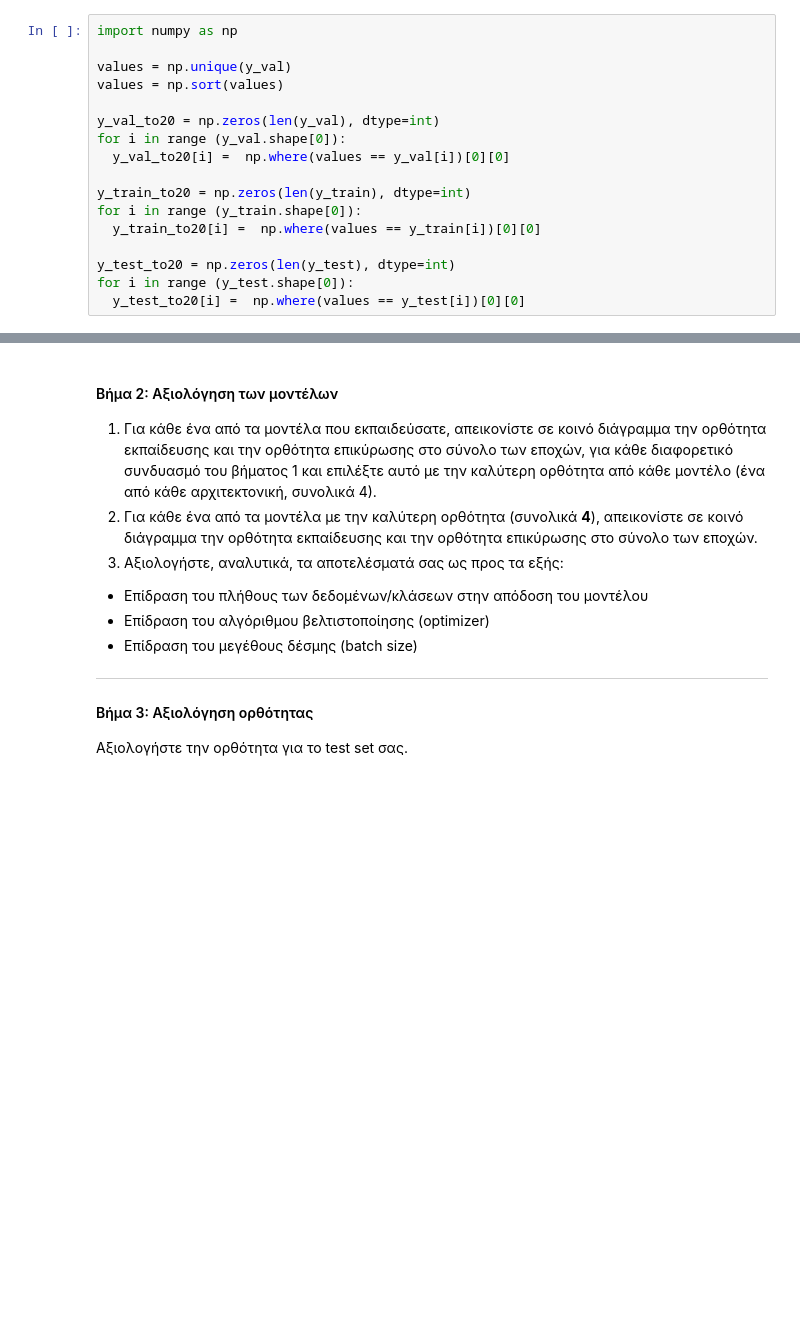
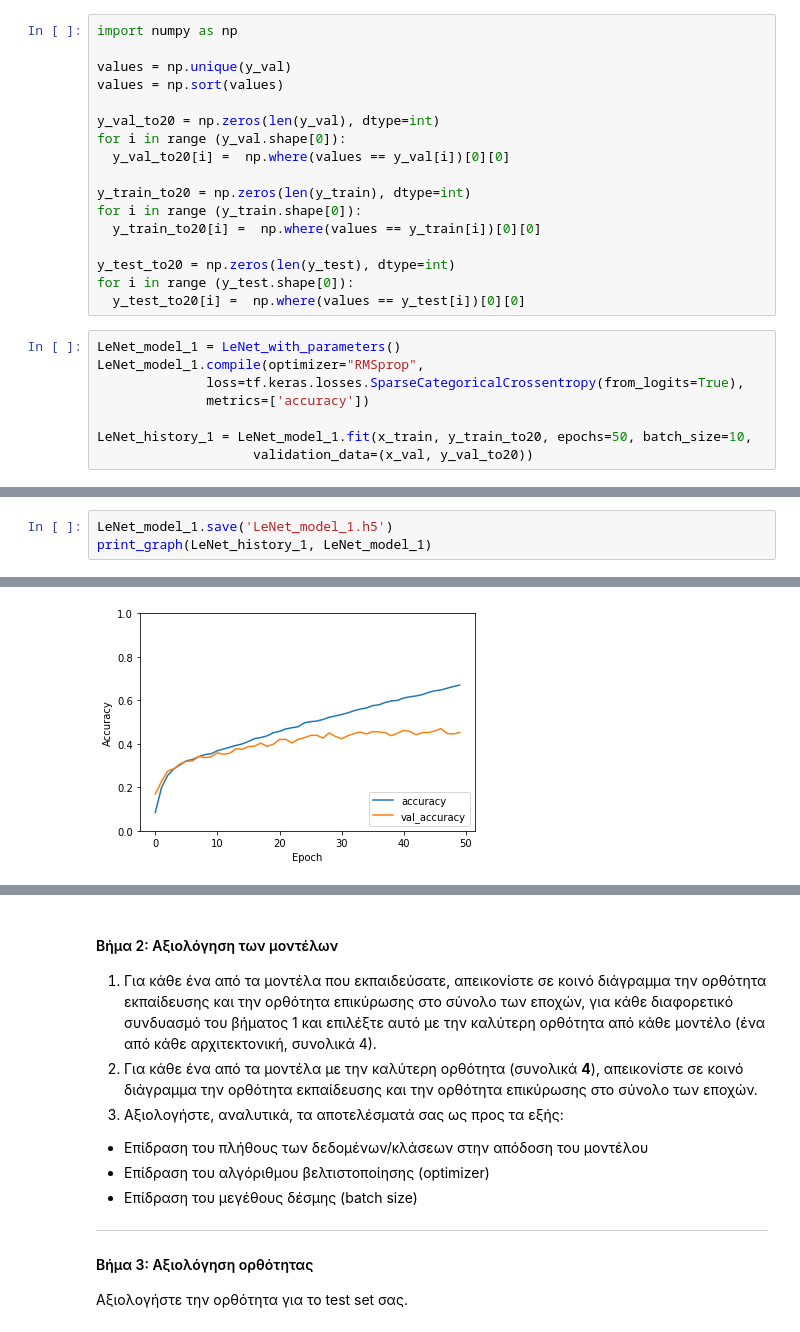
Before and after one commit to nikolastas/Image-and-Video-Analysis-and-Technology, a Jupyter notebook: ask2/2η_Ομαδική_Άσκηση.ipynb, the cells around one changed output, grey strips where cells are left out. Drawn from its saved outputs; the diff is of its cells as text; blank space fills up the shorter version.

```diff
--- a/ask2/2η_Ομαδική_Άσκηση.ipynb
+++ b/ask2/2η_Ομαδική_Άσκηση.ipynb
@@ -301,3 +352,11 @@ for i in range (y_train.shape[0]):
 y_test_to20 = np.zeros(len(y_test), dtype=int)
 for i in range (y_test.shape[0]):
   y_test_to20[i] =  np.where(values == y_test[i])[0][0]
+# %%
+LeNet_model_1 = LeNet_with_parameters()
+LeNet_model_1.compile(optimizer="RMSprop",
+              loss=tf.keras.losses.SparseCategoricalCrossentropy(from_logits=True),
+              metrics=['accuracy'])
+
+LeNet_history_1 = LeNet_model_1.fit(x_train, y_train_to20, epochs=50, batch_size=10,
+                    validation_data=(x_val, y_val_to20))
@@ -303,0 +381,4 @@ for i in range (y_test.shape[0]):
+# %%
+LeNet_model_1.save('LeNet_model_1.h5')
+print_graph(LeNet_history_1, LeNet_model_1)
+# %% [output]
@@ -304 +386,2 @@ for i in range (y_test.shape[0]):
+[figure, added]
 # %%
```
Also changed, not shown: parts of 22 cells of this notebook, 1 other file.
